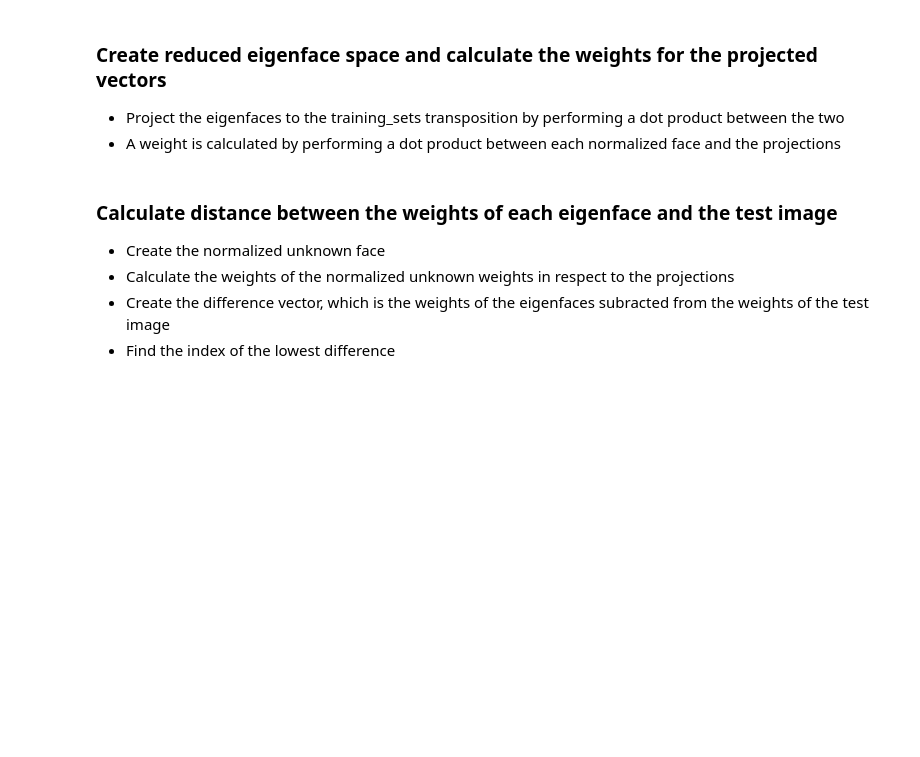
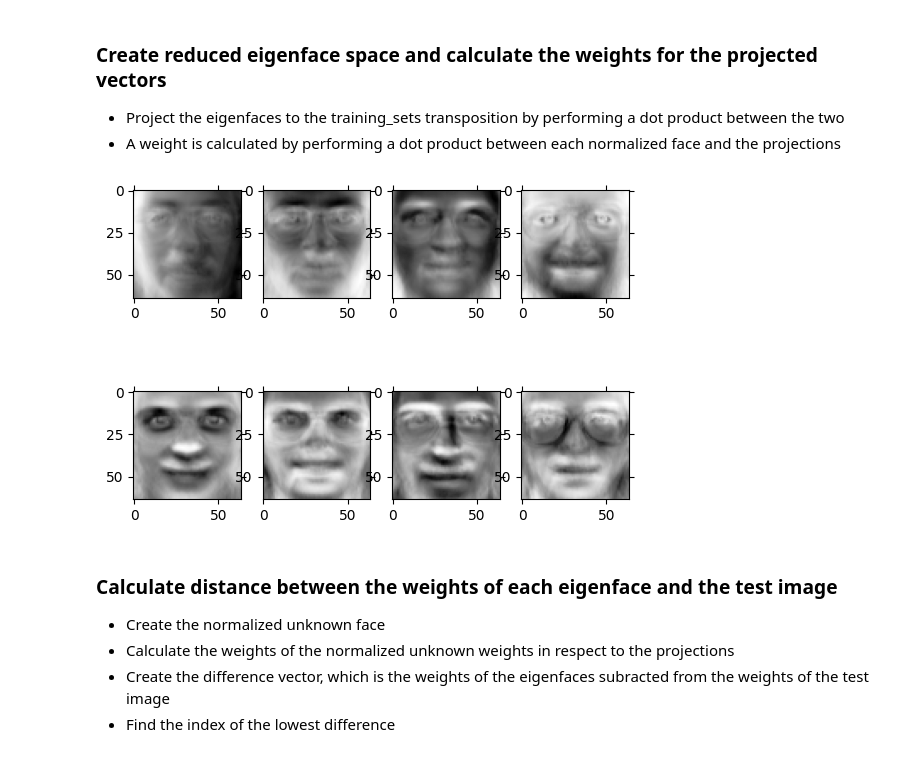
Before and after one commit to ni-eminen/Eigenface, a Jupyter notebook: src/eigenfaces.ipynb, the cells around one changed output. Saved outputs shown, nothing was run; the diff lists cells and outputs as text; code cells hidden in the pictures; blank space fills up the shorter version.

```diff
--- a/src/eigenfaces.ipynb
+++ b/src/eigenfaces.ipynb
@@ -100,9 +110,13 @@ eigenfaces = np.array(eigvectors_sort[:20]).transpose()
 # %%
 proj_data = np.dot(training_set.transpose(), eigenfaces)
 proj_data = proj_data.transpose()
 
+display_arr(proj_data, 8, 1)
+
 # Calculate weights for eigenfaces
 w = np.array([np.dot(proj_data, i) for i in np.array(normalized_faces)])
+# %% [output]
+[figure, added]
 # %% [markdown]
 ### Calculate distance between the weights of each eigenface and the test image
 - Create the normalized unknown face
```
Also changed, not shown: parts of 12 cells of this notebook, 3 other files.
